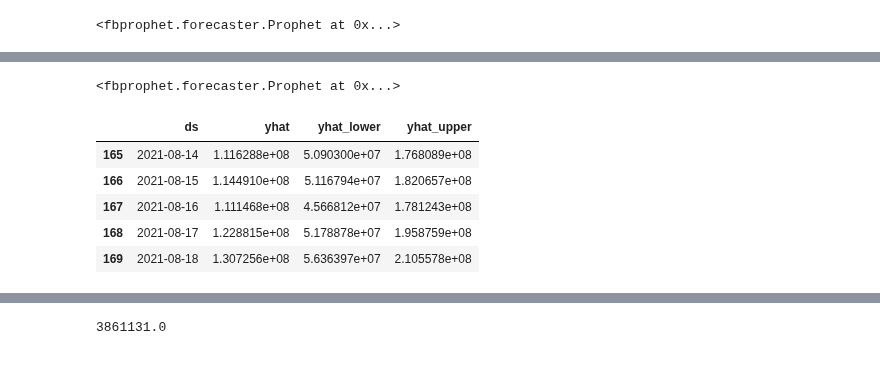
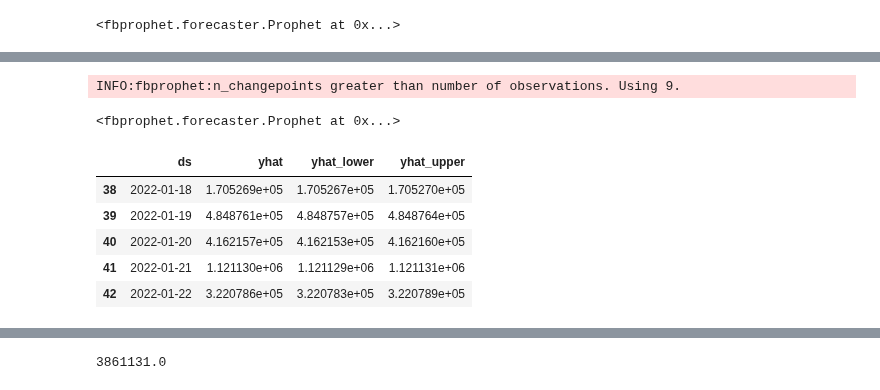
Before and after one commit to Toddbear20/Toddbear20, a Jupyter notebook: 3rd_project/Prophet.ipynb, the cells around one changed output, grey strips where cells are left out. Saved outputs shown, nothing was run; the diff lists cells and outputs as text; code cells hidden in the pictures.

```diff
--- a/3rd_project/Prophet.ipynb
+++ b/3rd_project/Prophet.ipynb
@@ -21,6 +83,7 @@ sale_df21=sale_df21[['수주금액','수주일자','납기일자']]
+# %%
+one_pro=one_pro[['수주량','수주일자']].sort_values('수주일자')
 # %%
-sale_df21=sale_df21[['수주일자','수주금액']]
-sale_df21=sale_df21.rename({'수주일자':'ds'}, axis=1)
+one_pro=one_pro.rename({'수주일자':'ds','수주량':"y"}, axis=1)
 # %%
-sale_df21['ds'] = pd.to_datetime(sale_df21['ds'])
+one_pro['ds'] = pd.to_datetime(one_pro['ds'])
 # %%
@@ -46,18 +101,19 @@ sale_df21
 # %%
-prophet.fit(sale_df21)
+prophet.fit(one_pro)
 # %% [output]
-<fbprophet.forecaster.Prophet at 0x...>
+INFO:fbprophet:n_changepoints greater than number of observations. Using 9.
+<fbprophet.forecaster.Prophet at 0x...>
 # %%
-future_data = prophet.make_future_dataframe(periods=120, freq='d')
+future_data = prophet.make_future_dataframe(periods=30, freq='d')
 forecast_data = prophet.predict(future_data)
 forecast_data[['ds', 'yhat', 'yhat_lower', 'yhat_upper']].tail(5)
 # %% [output]
 |  | ds | yhat | yhat_lower | yhat_upper |
-| 165 | 2021-08-14 | 1.116288e+08 | 5.090300e+07 | 1.768089e+08 |
-| 166 | 2021-08-15 | 1.144910e+08 | 5.116794e+07 | 1.820657e+08 |
-| 167 | 2021-08-16 | 1.111468e+08 | 4.566812e+07 | 1.781243e+08 |
-| 168 | 2021-08-17 | 1.228815e+08 | 5.178878e+07 | 1.958759e+08 |
-| 169 | 2021-08-18 | 1.307256e+08 | 5.636397e+07 | 2.105578e+08 |
+| 38 | 2022-01-18 | 1.705269e+05 | 1.705267e+05 | 1.705270e+05 |
+| 39 | 2022-01-19 | 4.848761e+05 | 4.848757e+05 | 4.848764e+05 |
+| 40 | 2022-01-20 | 4.162157e+05 | 4.162153e+05 | 4.162160e+05 |
+| 41 | 2022-01-21 | 1.121130e+06 | 1.121129e+06 | 1.121131e+06 |
+| 42 | 2022-01-22 | 3.220786e+05 | 3.220783e+05 | 3.220789e+05 |
 # %%
 forecast_data
 # %% [output]
```
Also changed, not shown: parts of 15 cells of this notebook, 6 other files.
